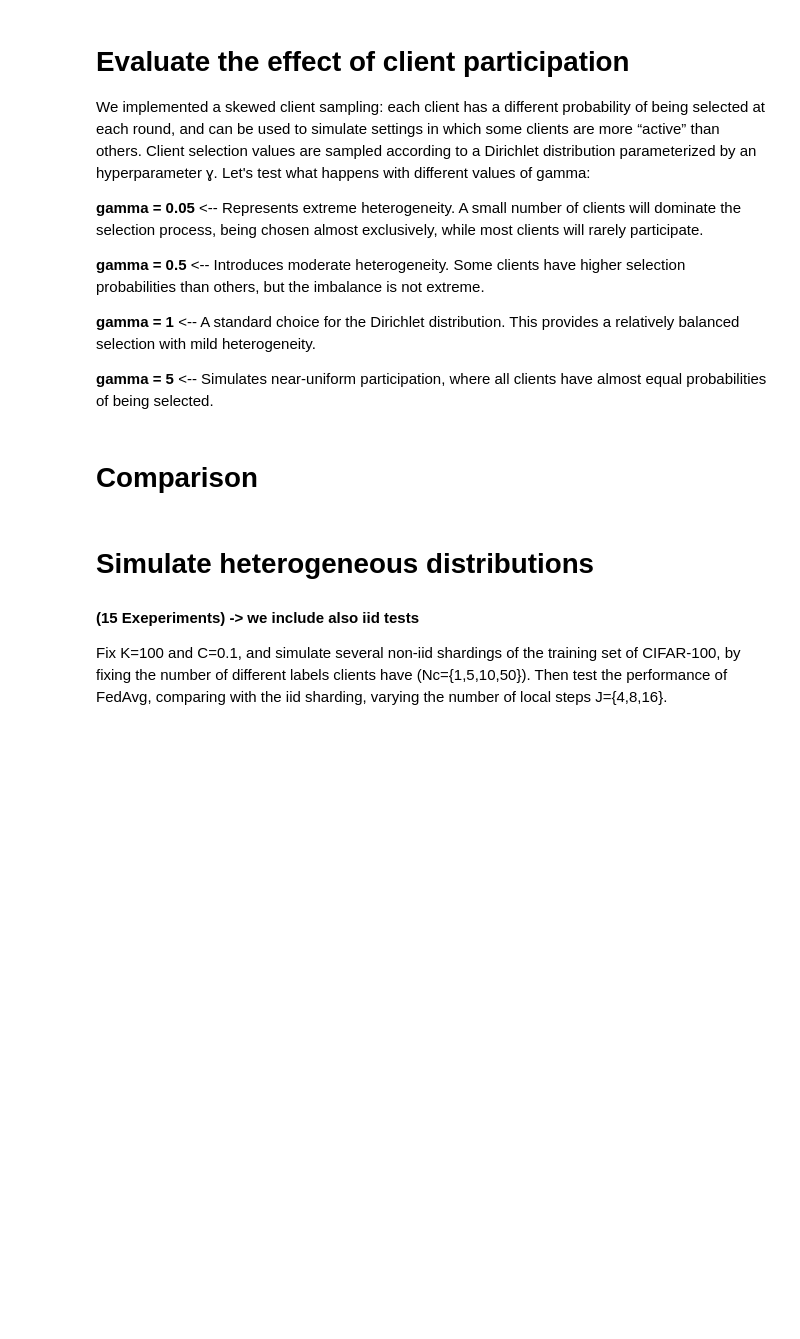
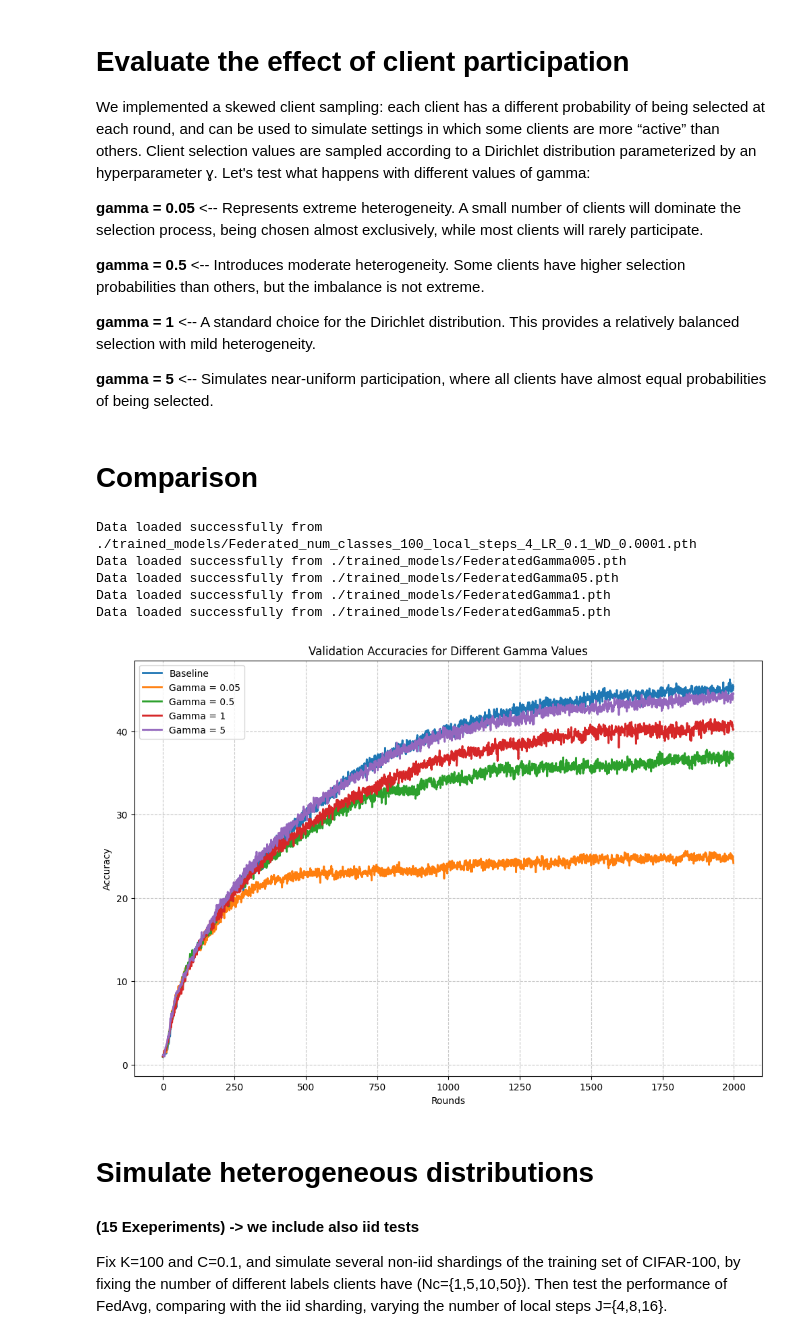
Before and after one commit to stefffffffffano/AML_FederatedLearning, a Jupyter notebook: cifar100/federated_notebook.ipynb, the cells around one changed output. Cells and saved outputs as stored; diff of their text form; code cells hidden in the pictures; blank space fills up the shorter version.

```diff
--- a/cifar100/federated_notebook.ipynb
+++ b/cifar100/federated_notebook.ipynb
@@ -205,40 +205,46 @@ FederatedGamma5.pth
 FederatedGamma1.pth
 """
 mm = LeNet5() #Don't care about the model, pass always the same
-_, val_accuracies_baseline, _,_,_,_ = load_data(mm,'FederatedBaseline.pth')
-val_accuracies_baseline = [val_accuracies_baseline[i]*100 for i in range(len(val_accuracies_baseline))] #They were on a different scale
+_, val_accuracies_baseline, _,_,_,_ = load_data(mm,'Federated_num_classes_100_local_steps_4_LR_0.1_WD_0.0001.pth')
 _, val_accuracies_gamma005, _,_,_,_ = load_data(mm,'FederatedGamma005.pth')
 _, val_accuracies_gamma05, _,_,_,_ = load_data(mm,'FederatedGamma05.pth')
 _, val_accuracies_gamma1, _,_,_,_ = load_data(mm,'FederatedGamma1.pth')
 _, val_accuracies_gamma5, _,_,_,_ = load_data(mm,'FederatedGamma5.pth')
 
 
 def plot_accuracies_with_menu():
     """
     Plots all validation accuracies for different gamma values on the same graph.
     """
     # Accuracy values for all models
     accuracies = {
         'Baseline': val_accuracies_baseline,
         'Gamma = 0.05': val_accuracies_gamma005,
         'Gamma = 0.5': val_accuracies_gamma05,
         'Gamma = 1': val_accuracies_gamma1,
         'Gamma = 5': val_accuracies_gamma5
     }
 
     plt.figure(figsize=(12, 8))
     for label, accuracy in accuracies.items():
         plt.plot(accuracy, label=label, linewidth=2)
 
     plt.title("Validation Accuracies for Different Gamma Values")
     plt.xlabel("Rounds")
     plt.ylabel("Accuracy")
     plt.grid(True, linestyle="--", alpha=0.7)
     plt.legend()
     plt.show()
 
 
 plot_accuracies_with_menu()
+# %% [output]
+Data loaded successfully from ./trained_models/Federated_num_classes_100_local_steps_4_LR_0.1_WD_0.0001.pth
+Data loaded successfully from ./trained_models/FederatedGamma005.pth
+Data loaded successfully from ./trained_models/FederatedGamma05.pth
+Data loaded successfully from ./trained_models/FederatedGamma1.pth
+Data loaded successfully from ./trained_models/FederatedGamma5.pth
+[figure, added]
 # %% [markdown]
 # Simulate heterogeneous distributions
 #### (15 Exeperiments) -> we include also iid tests
```
Also changed, not shown: 12 other files.
